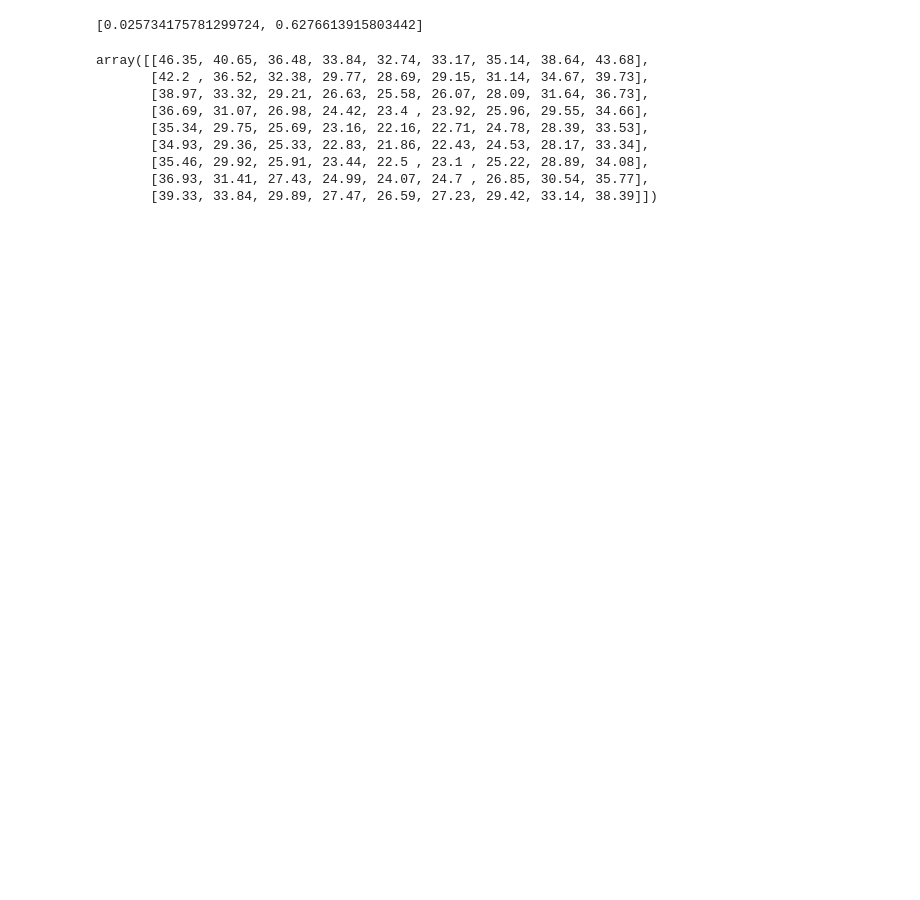
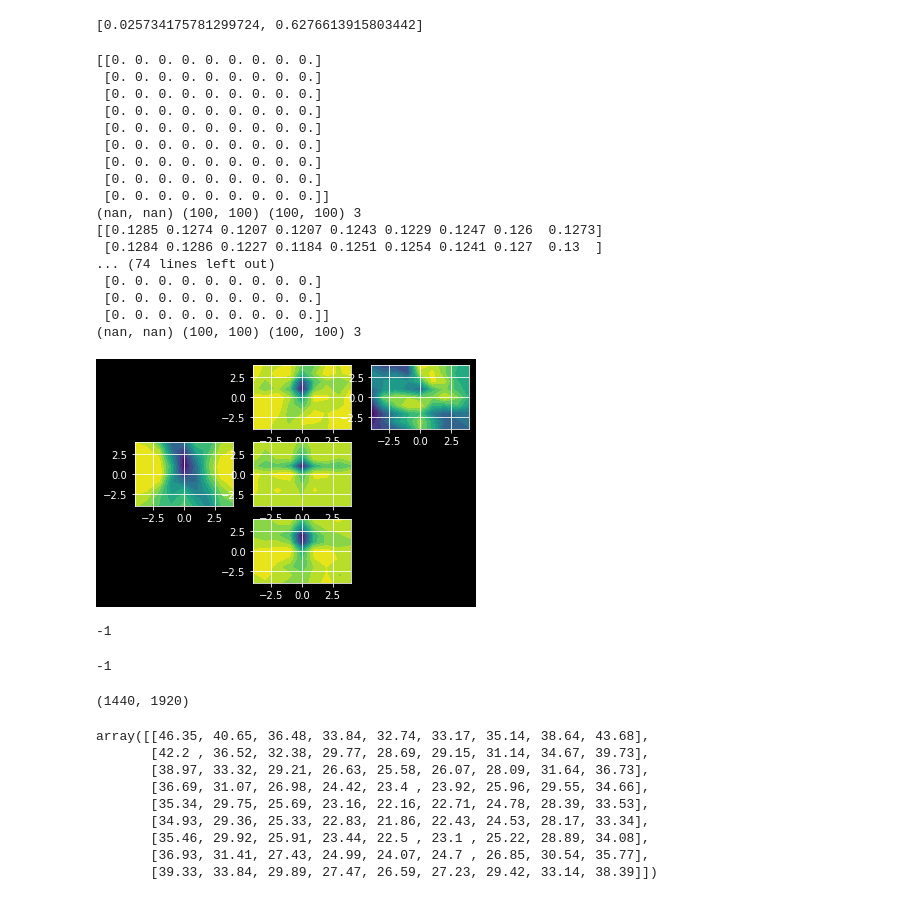
Before and after one commit to esctabcapslock/longExposure, a Jupyter notebook: getframe.ipynb, the cells around one changed output. Cells and saved outputs as stored; diff of their text form; code cells hidden in the pictures; blank space fills up the shorter version.

```diff
--- a/getframe.ipynb
+++ b/getframe.ipynb
@@ -168,6 +166,75 @@ s = (score).reshape((xl*2+1)*(yl*2+1)).sum()
 ]
 # %% [output]
 [0.025734175781299724, 0.6276613915803442]
+# %%
+h, w, _ = i1.shape
+cnt = 1
+# src1, src2 = cv2.cvtColor(i1, cv2.COLOR_RGB2GRAY), cv2.cvtColor(i5, cv2.COLOR_RGB2GRAY)
+src1, src2 = cv2.Canny(i1, 0, 255), cv2.Canny(i5, 0, 255)
+#gray = cv2.cvtColor(i1, cv2.COLOR_RGB2GRAY)
+edge = 100
+r = 3
+
+for j in range(w//(r*2),w,w//r):
+    for i in range(h//(r*2),h,h//r):
+        pi1,pi2 = src1[i:i+edge, j:j+edge,],  src2[i:i+edge, j:j+edge,]
+
+        k = parallelMovement(pi1,pi2,r)
+        cnt += 1
+        print(k, pi1.shape,pi2.shape,r)
+
+## 그냥: 3.5초
+# canny: 2.1초
+# 크기+줄이기 0.7초
+# 회색+크기 줄이기: 1.9
+
+# 목표 1/60=0.01=10ms
+# %% [output]
+[[0. 0. 0. 0. 0. 0. 0. 0. 0.]
+ [0. 0. 0. 0. 0. 0. 0. 0. 0.]
+ [0. 0. 0. 0. 0. 0. 0. 0. 0.]
+ [0. 0. 0. 0. 0. 0. 0. 0. 0.]
+ [0. 0. 0. 0. 0. 0. 0. 0. 0.]
+ [0. 0. 0. 0. 0. 0. 0. 0. 0.]
+ [0. 0. 0. 0. 0. 0. 0. 0. 0.]
+ [0. 0. 0. 0. 0. 0. 0. 0. 0.]
+ [0. 0. 0. 0. 0. 0. 0. 0. 0.]]
+(nan, nan) (100, 100) (100, 100) 3
+[[0.1285 0.1274 0.1207 0.1207 0.1243 0.1229 0.1247 0.126  0.1273]
+ [0.1284 0.1286 0.1227 0.1184 0.1251 0.1254 0.1241 0.127  0.13  ]
+... (74 lines left out)
+ [0. 0. 0. 0. 0. 0. 0. 0. 0.]
+ [0. 0. 0. 0. 0. 0. 0. 0. 0.]
+ [0. 0. 0. 0. 0. 0. 0. 0. 0.]]
+(nan, nan) (100, 100) (100, 100) 3
+[figure, added]
+# %%
+# gray = cv2.cvtColor(i1, cv2.COLOR_RGB2GRAY)
+# sobel = cv2.Sobel(gray, cv2.CV_8U, 1, 0, 3)
+# laplacian = cv2.Laplacian(gray, cv2.CV_8U, ksize=3)
+src = i1
+w,h,c = src.shape
+f = 4
+# dst = cv2.pyrUp(src, dstsize=(w // f, h // f), borderType=cv2.BORDER_DEFAULT)
+# dst = cv2.pyrDown(cv2.pyrDown(src))
+# cv2.imshow('dst',src)
+canny = cv2.Canny(src, 0, 255)
+cv2.imshow("canny", canny)
+cv2.waitKey()
+# %% [output]
+-1
+# %%
+
+src2 = canny.copy()
+h,w = src2.shape
+for i in range(w//6,w,w//3):
+    for j in range(h//6,h,h//3):
+        src2 = cv2.rectangle(src2, (i, j), (i+edge, j+edge), (255, 0, 0), 5, cv2.LINE_8)
+# plt.plot(gray)
+cv2.imshow("src2", cv2.pyrDown(cv2.pyrDown(src2)))
+cv2.waitKey()
+# %% [output]
+-1
 # %%
 a = numpy.array(range(9)).reshape((3,3))
 a**2
@@ -174,3 +242,7 @@ a**2
+# %%
+src2.shape
+# %% [output]
+(1440, 1920)
 # %%
 numpy.array([[a*x*x + b*x*y + c*y*y + d*x + e*y + f for x in xrange] for y in yrange]).round(2)
 # %% [output]
```
Also changed, not shown: parts of 8 cells of this notebook.
